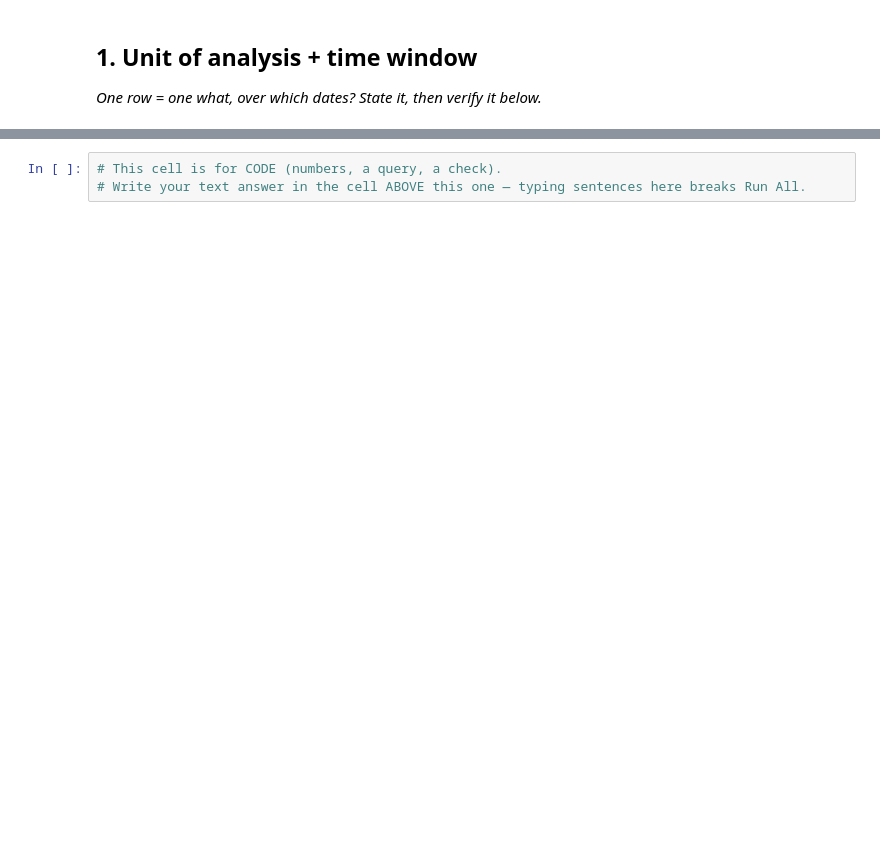
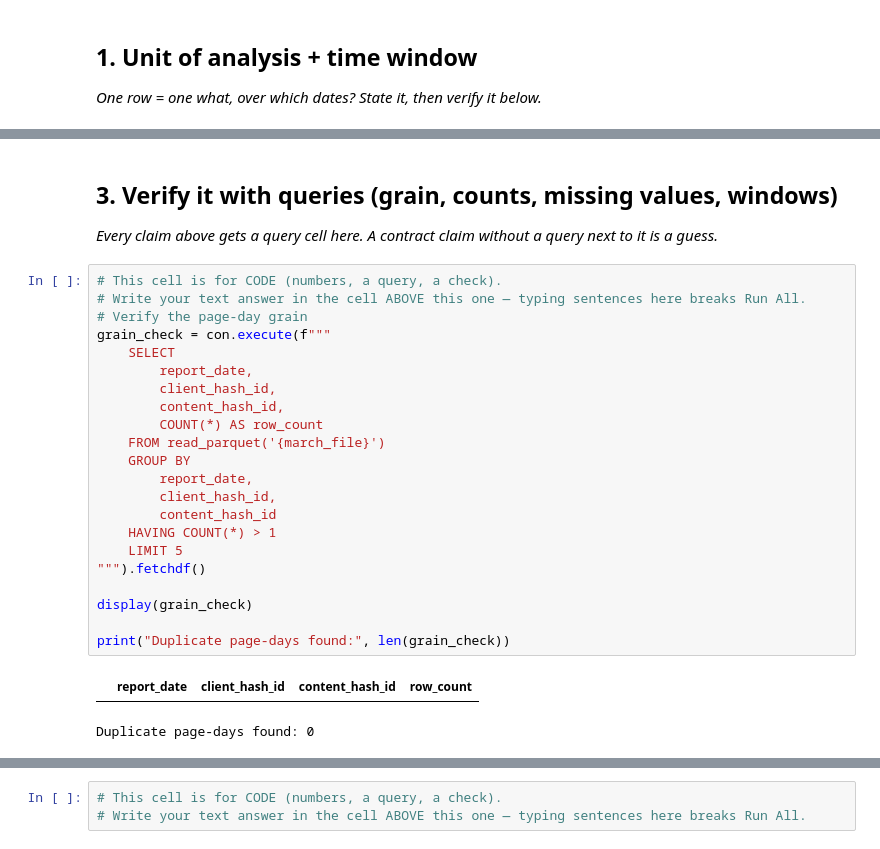
Before and after one commit to rasheed-hammad/machine-learning-starter, a Jupyter notebook: work/notebooks/w03_data_contract.ipynb, the cells around one changed output, grey strips where cells are left out. Drawn from its saved outputs; the diff is of its cells as text; blank space fills up the shorter version.

```diff
--- a/work/notebooks/w03_data_contract.ipynb
+++ b/work/notebooks/w03_data_contract.ipynb
@@ -12,0 +167,29 @@ This skeleton is yours to fill. Work the sections **in order** — each one has
+# %% [markdown]
+## 3. Verify it with queries (grain, counts, missing values, windows)
+
+*Every claim above gets a query cell here. A contract claim without a query next to it is a guess.*
+# %%
+# This cell is for CODE (numbers, a query, a check).
+# Write your text answer in the cell ABOVE this one — typing sentences here breaks Run All.
+# Verify the page-day grain
+grain_check = con.execute(f"""
+    SELECT
+        report_date,
+        client_hash_id,
+        content_hash_id,
+        COUNT(*) AS row_count
+    FROM read_parquet('{march_file}')
+    GROUP BY
+        report_date,
+        client_hash_id,
+        content_hash_id
+    HAVING COUNT(*) > 1
+    LIMIT 5
+""").fetchdf()
+
+display(grain_check)
+
+print("Duplicate page-days found:", len(grain_check))
+# %% [output]
+|  | report_date | client_hash_id | content_hash_id | row_count |
+Duplicate page-days found: 0
```
Also changed, not shown: parts of 25 cells of this notebook.
